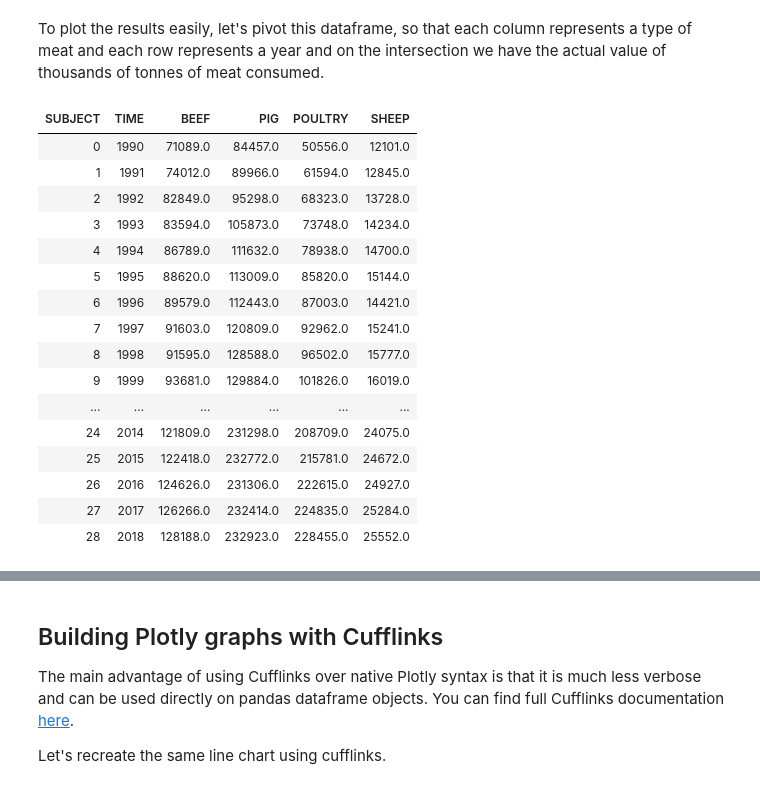
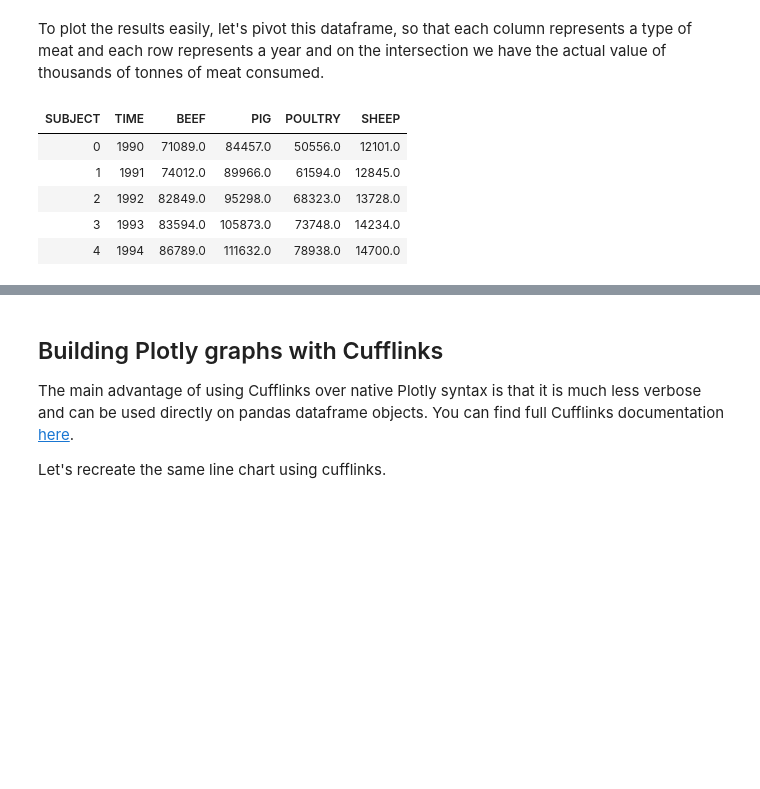
Before and after one commit to annafedotova/dash, a Jupyter notebook: plotly_exercises_answers.ipynb, the cells around one changed output, grey strips where cells are left out. Saved outputs shown, nothing was run; the diff lists cells and outputs as text; code cells hidden in the pictures; blank space fills up the shorter version.

```diff
--- a/plotly_exercises_answers.ipynb
+++ b/plotly_exercises_answers.ipynb
@@ -118,7 +118,7 @@ You can find full Plotly documentation for Python [here](https://plot.ly/python/
 Let's start by building a simple line chart summarizing the evolution of total meat consumption by year.
 # %%
 # remove OECD, BRICS
-df_total_clean = df_total.query('~LOCATION.isin(["OECD","BRICS"])')
+df_total_clean = df_total.query('LOCATION != "OECD" & LOCATION != "BRICS"')
 
 # group by year
 df_total_year = df_total_clean.groupby('TIME').Value.sum().round(0).reset_index()
@@ -203,25 +196,14 @@ To plot the results easily, let's pivot this dataframe, so that each column repr
 # %%
 # pivot the dataframe using pivot_table function
 df_year_type_pivot = df_year_type.pivot_table(index='TIME', columns='SUBJECT', values='Value').reset_index()
-df_year_type_pivot
+df_year_type_pivot.head()
 # %% [output]
 | SUBJECT | TIME | BEEF | PIG | POULTRY | SHEEP |
 | 0 | 1990 | 71089.0 | 84457.0 | 50556.0 | 12101.0 |
 | 1 | 1991 | 74012.0 | 89966.0 | 61594.0 | 12845.0 |
 | 2 | 1992 | 82849.0 | 95298.0 | 68323.0 | 13728.0 |
 | 3 | 1993 | 83594.0 | 105873.0 | 73748.0 | 14234.0 |
 | 4 | 1994 | 86789.0 | 111632.0 | 78938.0 | 14700.0 |
-| 5 | 1995 | 88620.0 | 113009.0 | 85820.0 | 15144.0 |
-| 6 | 1996 | 89579.0 | 112443.0 | 87003.0 | 14421.0 |
-| 7 | 1997 | 91603.0 | 120809.0 | 92962.0 | 15241.0 |
-| 8 | 1998 | 91595.0 | 128588.0 | 96502.0 | 15777.0 |
-| 9 | 1999 | 93681.0 | 129884.0 | 101826.0 | 16019.0 |
-| ... | ... | ... | ... | ... | ... |
-| 24 | 2014 | 121809.0 | 231298.0 | 208709.0 | 24075.0 |
-| 25 | 2015 | 122418.0 | 232772.0 | 215781.0 | 24672.0 |
-| 26 | 2016 | 124626.0 | 231306.0 | 222615.0 | 24927.0 |
-| 27 | 2017 | 126266.0 | 232414.0 | 224835.0 | 25284.0 |
-| 28 | 2018 | 128188.0 | 232923.0 | 228455.0 | 25552.0 |
 # %%
 fig = go.Figure()
 # create a data trace for each type of meat and add them to figure one by one
```
Also changed, not shown: parts of 2 cells of this notebook, 3 other files.
